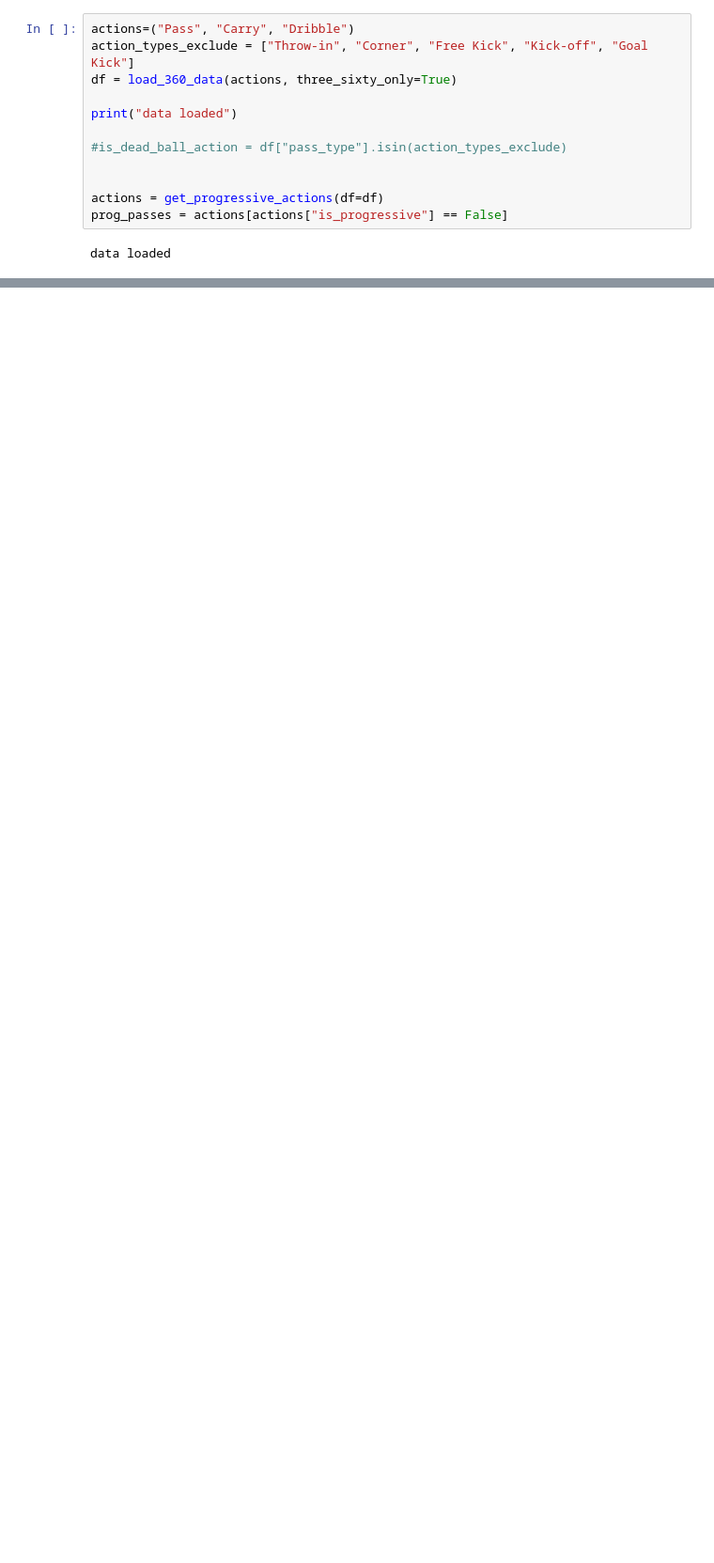
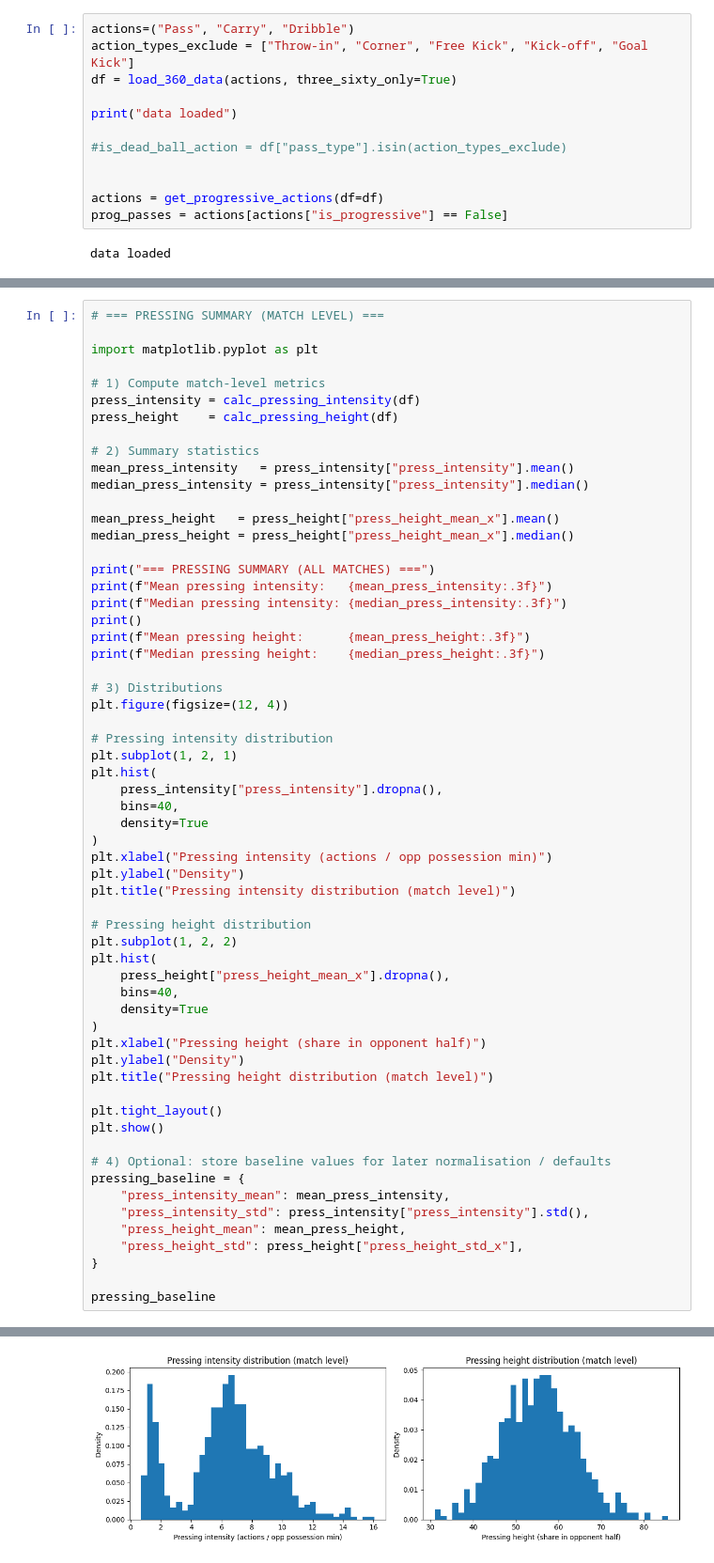
Before and after one commit to Stefan-coder1/Exjobb, a Jupyter notebook: feature_engineer.ipynb, the cells around one changed output, grey strips where cells are left out. Shown at 94% size. Cells and saved outputs as stored; diff of their text form; blank space fills up the shorter version.

```diff
--- a/feature_engineer.ipynb
+++ b/feature_engineer.ipynb
@@ -233,0 +293,61 @@ plot_pressing_height_distribution(df, least_high_press)
+# %%
+# === PRESSING SUMMARY (MATCH LEVEL) ===
+
+import matplotlib.pyplot as plt
+
+# 1) Compute match-level metrics
+press_intensity = calc_pressing_intensity(df)
+press_height    = calc_pressing_height(df)
+
+# 2) Summary statistics
+mean_press_intensity   = press_intensity["press_intensity"].mean()
+median_press_intensity = press_intensity["press_intensity"].median()
+
+mean_press_height   = press_height["press_height_mean_x"].mean()
+median_press_height = press_height["press_height_mean_x"].median()
+
+print("=== PRESSING SUMMARY (ALL MATCHES) ===")
+print(f"Mean pressing intensity:   {mean_press_intensity:.3f}")
+print(f"Median pressing intensity: {median_press_intensity:.3f}")
+print()
+print(f"Mean pressing height:      {mean_press_height:.3f}")
+print(f"Median pressing height:    {median_press_height:.3f}")
+
+# 3) Distributions
+plt.figure(figsize=(12, 4))
+
+# Pressing intensity distribution
+plt.subplot(1, 2, 1)
+plt.hist(
+    press_intensity["press_intensity"].dropna(),
+    bins=40,
+    density=True
+)
+plt.xlabel("Pressing intensity (actions / opp possession min)")
+plt.ylabel("Density")
+plt.title("Pressing intensity distribution (match level)")
+
+# Pressing height distribution
+plt.subplot(1, 2, 2)
+plt.hist(
+    press_height["press_height_mean_x"].dropna(),
+    bins=40,
+    density=True
+)
+plt.xlabel("Pressing height (share in opponent half)")
+plt.ylabel("Density")
+plt.title("Pressing height distribution (match level)")
+
+plt.tight_layout()
+plt.show()
+
+# 4) Optional: store baseline values for later normalisation / defaults
+pressing_baseline = {
+    "press_intensity_mean": mean_press_intensity,
+    "press_intensity_std": press_intensity["press_intensity"].std(),
+    "press_height_mean": mean_press_height,
+    "press_height_std": press_height["press_height_std_x"],
+}
+
+pressing_baseline
+# %% [output]
@@ -233,0 +360 @@ plot_pressing_height_distribution(df, least_high_press)
+[figure, added]
```
Also changed, not shown: parts of 6 cells of this notebook, 3 other files.
